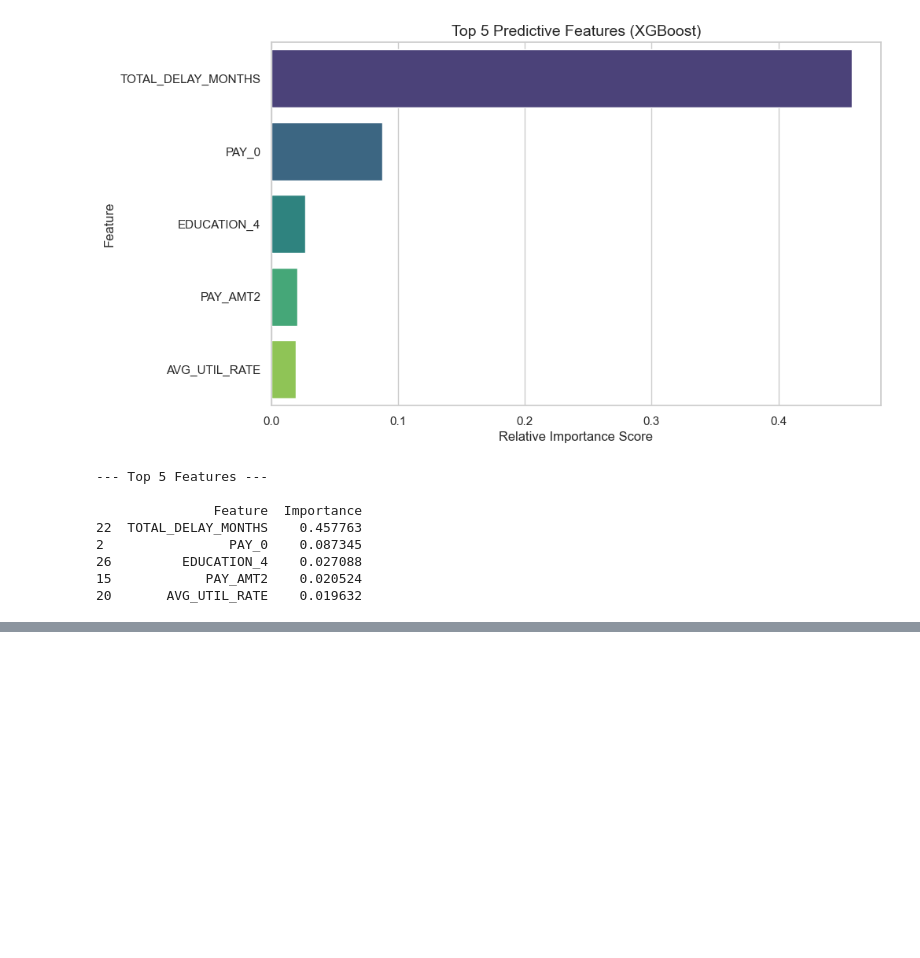
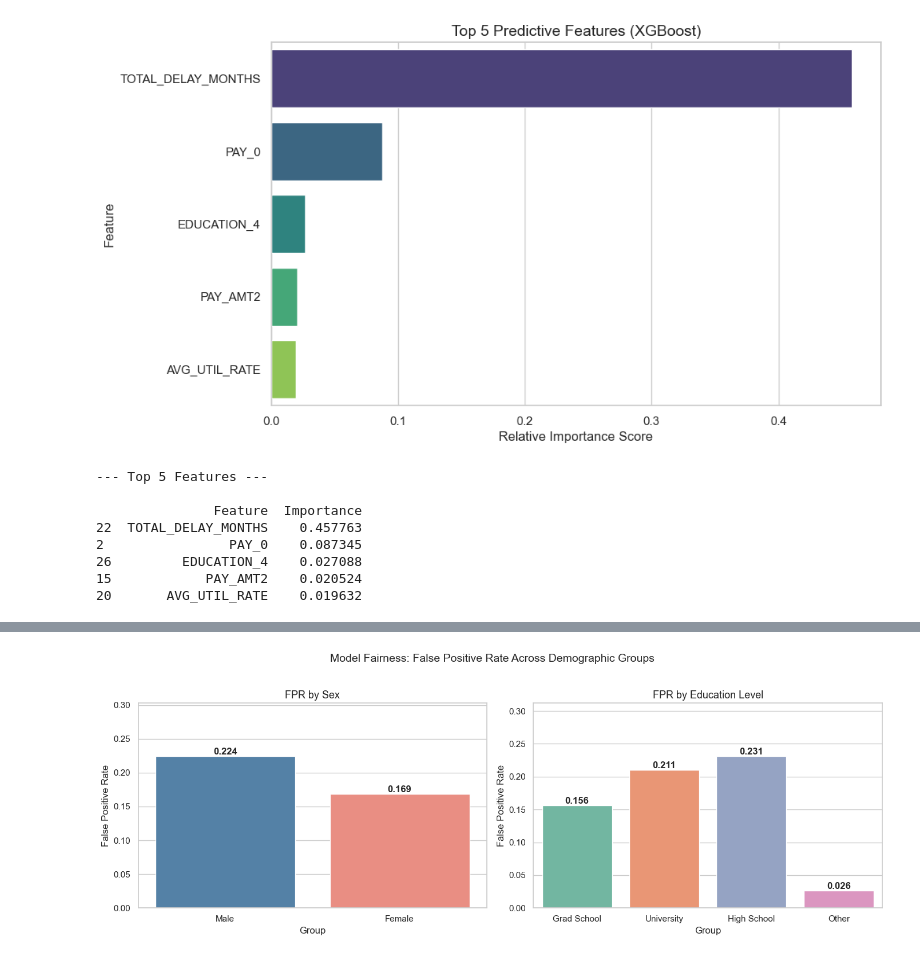
Before and after one commit to CodeNeuron58/vitto-credit-risk-assessment, a Jupyter notebook: Credit_Risk_Analysis.ipynb, the cells around one changed output, grey strips where cells are left out. Drawn from its saved outputs; the diff is of its cells as text; code cells hidden in the pictures; blank space fills up the shorter version.

Commit message:
sql and other things added .

```diff
--- a/Credit_Risk_Analysis.ipynb
+++ b/Credit_Risk_Analysis.ipynb
@@ -520,0 +613,92 @@ print(top_5_features)
+# %%
+import numpy as np
+import pandas as pd
+import matplotlib.pyplot as plt
+import seaborn as sns
+
+# ── Setup ─────────────────────────────────────────────────────────────
+# Use X_test (UNSCALED) for demographic column lookups —
+# X_test_scaled has been StandardScaler-transformed so 0/1 dummies are z-scores.
+y_arr    = y_test.reset_index(drop=True).values   # true labels (numpy)
+pred_arr = xgb_preds                              # predicted labels (numpy)
+
+# Reset X_test index so it aligns position-by-position with y_arr / pred_arr
+demo = X_test[['SEX_2', 'EDUCATION_2', 'EDUCATION_3', 'EDUCATION_4']].reset_index(drop=True)
+
+def fpr_for_mask(mask):
+    """FPR = FP / (FP + TN) among actual negatives."""
+    actual_neg = (y_arr[mask] == 0)
+    if actual_neg.sum() == 0:
+        return np.nan
+    fp = ((y_arr[mask] == 0) & (pred_arr[mask] == 1)).sum()
+    tn = ((y_arr[mask] == 0) & (pred_arr[mask] == 0)).sum()
+    return round(fp / (fp + tn), 4)
+
+# ── SEX: SEX_2==0 → Male (SEX=1), SEX_2==1 → Female (SEX=2) ─────────
+fpr_male   = fpr_for_mask(demo['SEX_2'].values == 0)
+fpr_female = fpr_for_mask(demo['SEX_2'].values == 1)
+
+# ── EDUCATION (reference = Grad School: all dummies == 0) ─────────────
+fpr_grad = fpr_for_mask(
+    (demo['EDUCATION_2'].values == 0) &
+    (demo['EDUCATION_3'].values == 0) &
+    (demo['EDUCATION_4'].values == 0)
+)
+fpr_uni  = fpr_for_mask(demo['EDUCATION_2'].values == 1)
+fpr_hs   = fpr_for_mask(demo['EDUCATION_3'].values == 1)
+fpr_oth  = fpr_for_mask(demo['EDUCATION_4'].values == 1)
+
+# ── Print Results ─────────────────────────────────────────────────────
+print('=' * 55)
+print('  Fairness Check: False Positive Rates by Group')
+print('=' * 55)
+print(f'\nSEX')
+print(f'  Male            : {fpr_male:.4f}  ({fpr_male*100:.1f}%)')
+print(f'  Female          : {fpr_female:.4f}  ({fpr_female*100:.1f}%)')
+print(f'  Disparity       : {abs(fpr_female - fpr_male)*100:.1f} percentage points')
+print(f'\nEDUCATION')
+print(f'  Graduate School : {fpr_grad:.4f}  ({fpr_grad*100:.1f}%)')
+print(f'  University      : {fpr_uni:.4f}  ({fpr_uni*100:.1f}%)')
+print(f'  High School     : {fpr_hs:.4f}  ({fpr_hs*100:.1f}%)')
+print(f'  Other           : {fpr_oth:.4f}  ({fpr_oth*100:.1f}%)')
+print(f'  Largest gap     : {(max(fpr_grad,fpr_uni,fpr_hs,fpr_oth)-min(fpr_grad,fpr_uni,fpr_hs,fpr_oth))*100:.1f} pp')
+
+# ── Visualise ─────────────────────────────────────────────────────────
+fig, axes = plt.subplots(1, 2, figsize=(14, 5))
+fig.suptitle('Model Fairness: False Positive Rate Across Demographic Groups',
+             fontsize=14, y=1.02)
+
+# SEX chart
+sex_df = pd.DataFrame({'Group': ['Male', 'Female'], 'FPR': [fpr_male, fpr_female]})
+sns.barplot(x='Group', y='FPR', hue='Group', data=sex_df,
+            palette=['steelblue', 'salmon'], ax=axes[0], legend=False)
+axes[0].set_title('FPR by Sex', fontsize=13)
+axes[0].set_ylabel('False Positive Rate')
+axes[0].set_ylim(0, max(fpr_male, fpr_female) * 1.35)
+for p in axes[0].patches:
+    axes[0].annotate(f'{p.get_height():.3f}',
+                     (p.get_x() + p.get_width() / 2., p.get_height()),
+                     ha='center', va='bottom', fontsize=12, fontweight='bold')
+
+# EDUCATION chart
+edu_df = pd.DataFrame({
+    'Group': ['Grad School', 'University', 'High School', 'Other'],
+    'FPR':   [fpr_grad, fpr_uni, fpr_hs, fpr_oth]
+})
+sns.barplot(x='Group', y='FPR', hue='Group', data=edu_df,
+            palette='Set2', ax=axes[1], legend=False)
+axes[1].set_title('FPR by Education Level', fontsize=13)
+axes[1].set_ylabel('False Positive Rate')
+axes[1].set_ylim(0, max(fpr_grad, fpr_uni, fpr_hs, fpr_oth) * 1.35)
+for p in axes[1].patches:
+    axes[1].annotate(f'{p.get_height():.3f}',
+                     (p.get_x() + p.get_width() / 2., p.get_height()),
+                     ha='center', va='bottom', fontsize=12, fontweight='bold')
+
+plt.tight_layout()
+plt.show()
+
+print('\nInterpretation: A higher FPR means the model incorrectly flags more non-defaulters')
+print('in that group as high-risk. Significant disparities may warrant threshold adjustment')
+print('or re-calibration to ensure equitable lending decisions.')
+# %% [output]
@@ -520,0 +720 @@ print(top_5_features)
+[figure, added]
```
Also changed, not shown: parts of 10 cells of this notebook, 2 other files.
